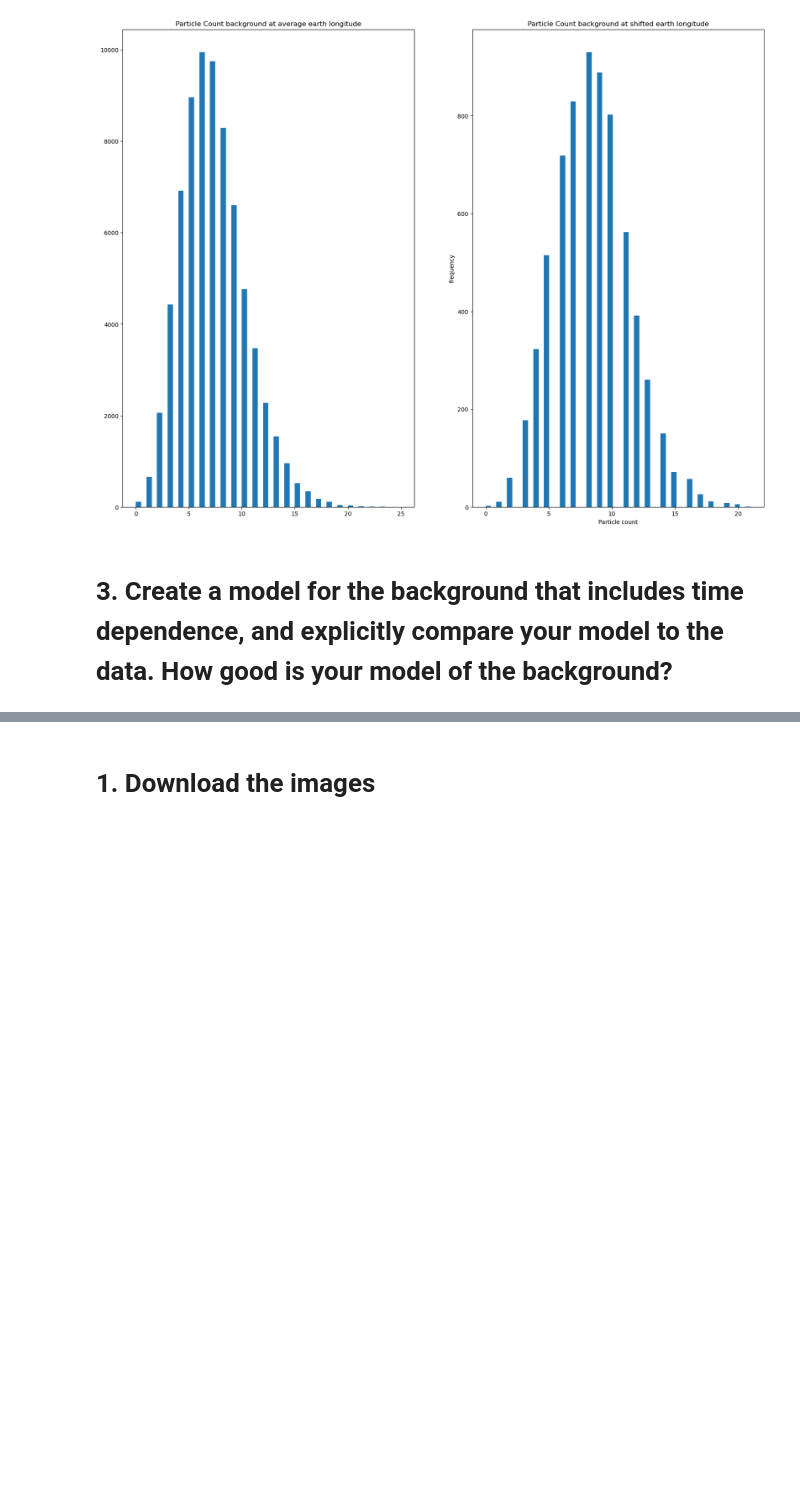
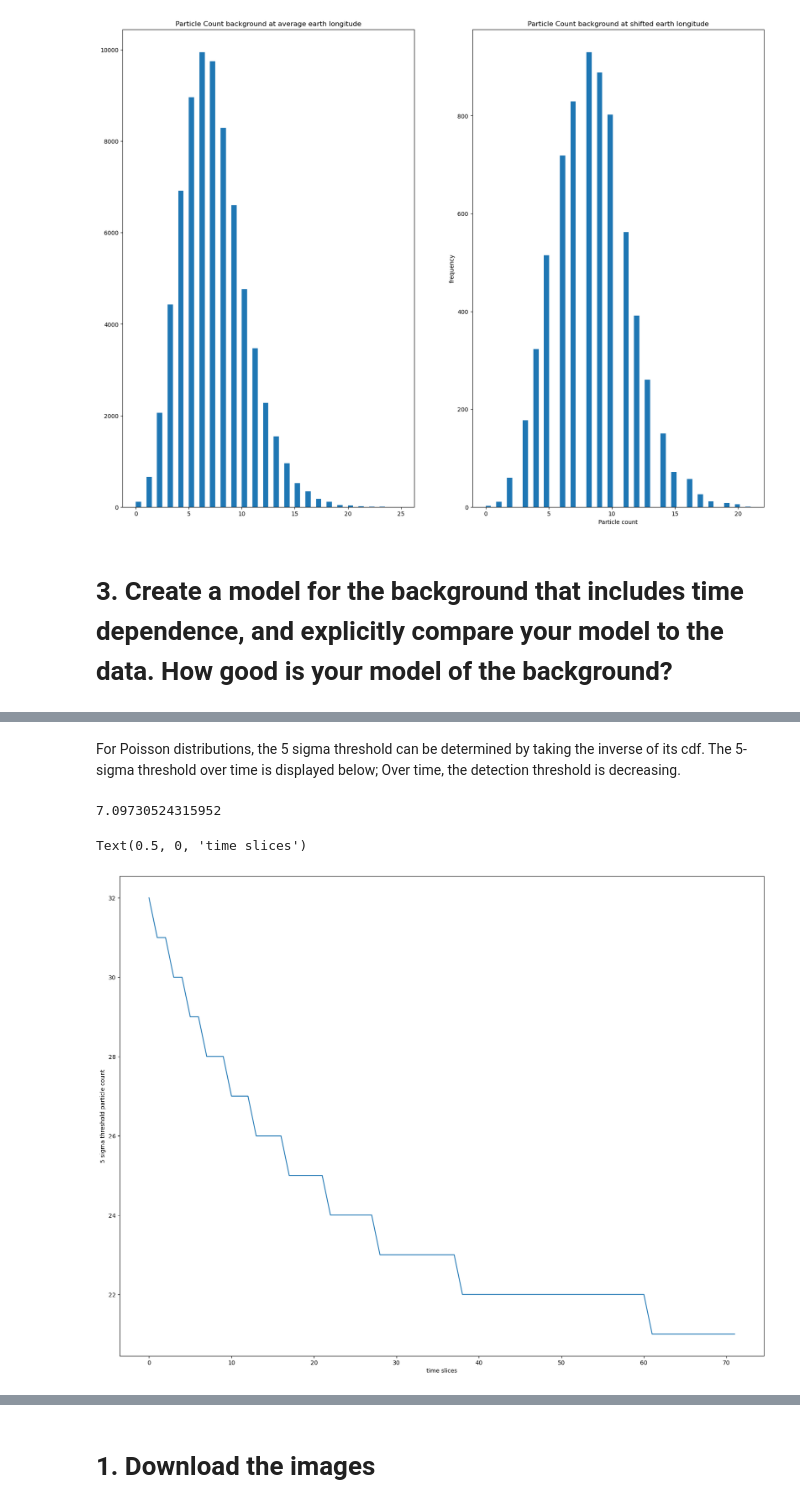
Before and after one commit to Waffelz/PHYS434_UWFall2021, a Jupyter notebook: lab4.ipynb, the cells around one changed output, grey strips where cells are left out. Cells and saved outputs as stored; diff of their text form; code cells hidden in the pictures; blank space fills up the shorter version.

```diff
--- a/lab4.ipynb
+++ b/lab4.ipynb
@@ -107,0 +170,15 @@ Text(0, 0.5, 'frequency')
+# %% [markdown]
+For Poisson distributions, the 5 sigma threshold can be determined by taking the inverse of its cdf. The 5-sigma threshold over time is displayed below; Over time, the detection threshold is decreasing.
+# %%
+from scipy.stats import poisson
+fsig=2.866*10**(-7)
+print(np.mean(particlecount))
+threshold=[poisson.ppf(1-fsig, shiftedarr[i], loc=0) for i in range(72)]
+
+plt.plot(threshold)
+plt.ylabel('5 sigma threshold particle count')
+plt.xlabel('time slices')
+# %% [output]
+7.09730524315952
+Text(0.5, 0, 'time slices')
+[figure, added]
```
Also changed, not shown: parts of 47 cells of this notebook.
